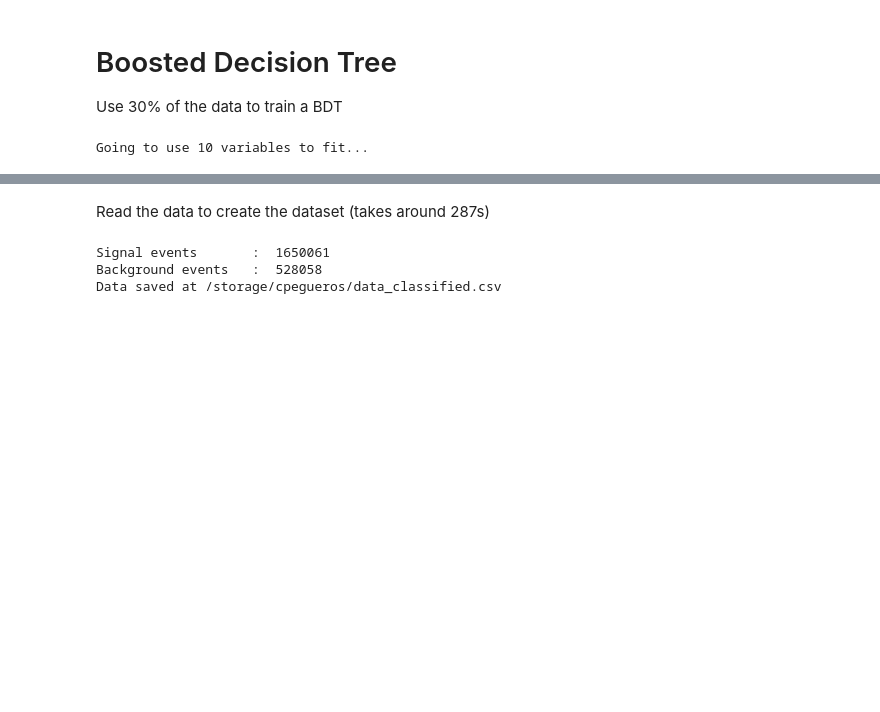
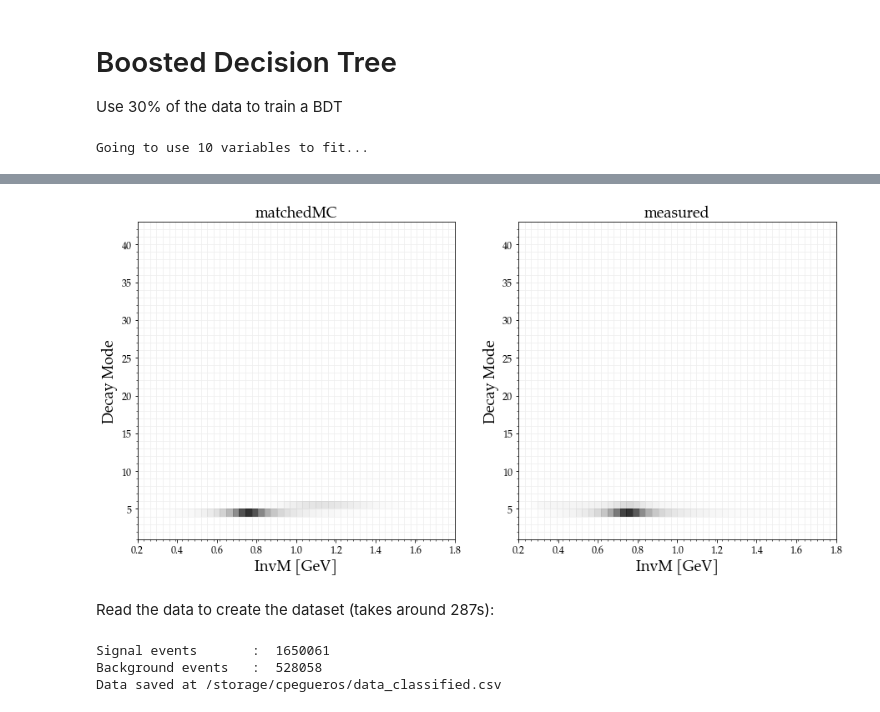
Before and after one commit to peguerosdc/unfolding_benchmark, a Jupyter notebook: tau2pipi0nu_bdt.ipynb, the cells around one changed output, grey strips where cells are left out. Cells and saved outputs as stored; diff of their text form; code cells hidden in the pictures; blank space fills up the shorter version.

```diff
--- a/tau2pipi0nu_bdt.ipynb
+++ b/tau2pipi0nu_bdt.ipynb
@@ -43,5 +90,48 @@ Going to use 10 variables to fit...
+# %%
+from doc import plot_utils
+plot_utils.setup()
+
+modesMC = bh.Histogram(bh.axis.Regular(50, 0.2, 1.8), bh.axis.Regular(42, 1, 42+1))
+modes = bh.Histogram(bh.axis.Regular(50, 0.2, 1.8), bh.axis.Regular(42, 1, 42+1))
+
+# For the events that are signal
+signal = df
+plus = signal[ signal["track_sig_charge"]==1 ]
+minus = signal[ signal["track_sig_charge"]==-1 ]
+# Fill MC histogram
+modesMC.fill( plus["tau_sig_matchedMC_InvM"], plus["tauPlusMCMode"] )
+modesMC.fill( minus["tau_sig_matchedMC_InvM"], minus["tauMinusMCMode"] )
+# Fill measured histogram
+modes.fill( plus["tau_sig_InvM"], plus["tauPlusMCMode"] )
+modes.fill( minus["tau_sig_InvM"], minus["tauMinusMCMode"] )
+
+fig, ax = plot_utils.get_1x2_im_figure()
+xticks = np.arange(0.2,1.8,0.032)
+yticks = np.arange(1,43,1)
+ax[0].set_title("matchedMC")
+ax[0].set_xlabel("InvM [GeV]")
+ax[0].set_ylabel("Decay Mode")
+ax[0].pcolormesh(*modesMC.axes.edges.T, modesMC.view().T, alpha=0.8, cmap="binary")
+ax[0].set_xticks(xticks, minor=True)
+ax[0].set_yticks(yticks, minor=True)
+ax[0].grid(which="minor", alpha=1)
+ax[0].xaxis.remove_overlapping_locs = False
+ax[0].yaxis.remove_overlapping_locs = False
+
+ax[1].set_title("measured")
+ax[1].set_ylabel("Decay Mode")
+ax[1].set_xlabel("InvM [GeV]")
+ax[1].pcolormesh(*modes.axes.edges.T, modes.view().T, alpha=0.8, cmap="binary")
+ax[1].set_xticks(xticks, minor=True)
+ax[1].set_yticks(yticks, minor=True)
+ax[1].grid(which="minor", alpha=1)
+ax[1].xaxis.remove_overlapping_locs = False
+ax[1].yaxis.remove_overlapping_locs = False
+fig.savefig("./doc/images/bdt_background_modes.svg")
+# %% [output]
+[figure, added]
 # %% [markdown]
-Read the data to create the dataset (takes around 287s)
+Read the data to create the dataset (takes around 287s):
 # %%
 # choose files
 config = get_config(is_jaguar=True)
```
Also changed, not shown: parts of 9 cells of this notebook, 7 other files.
